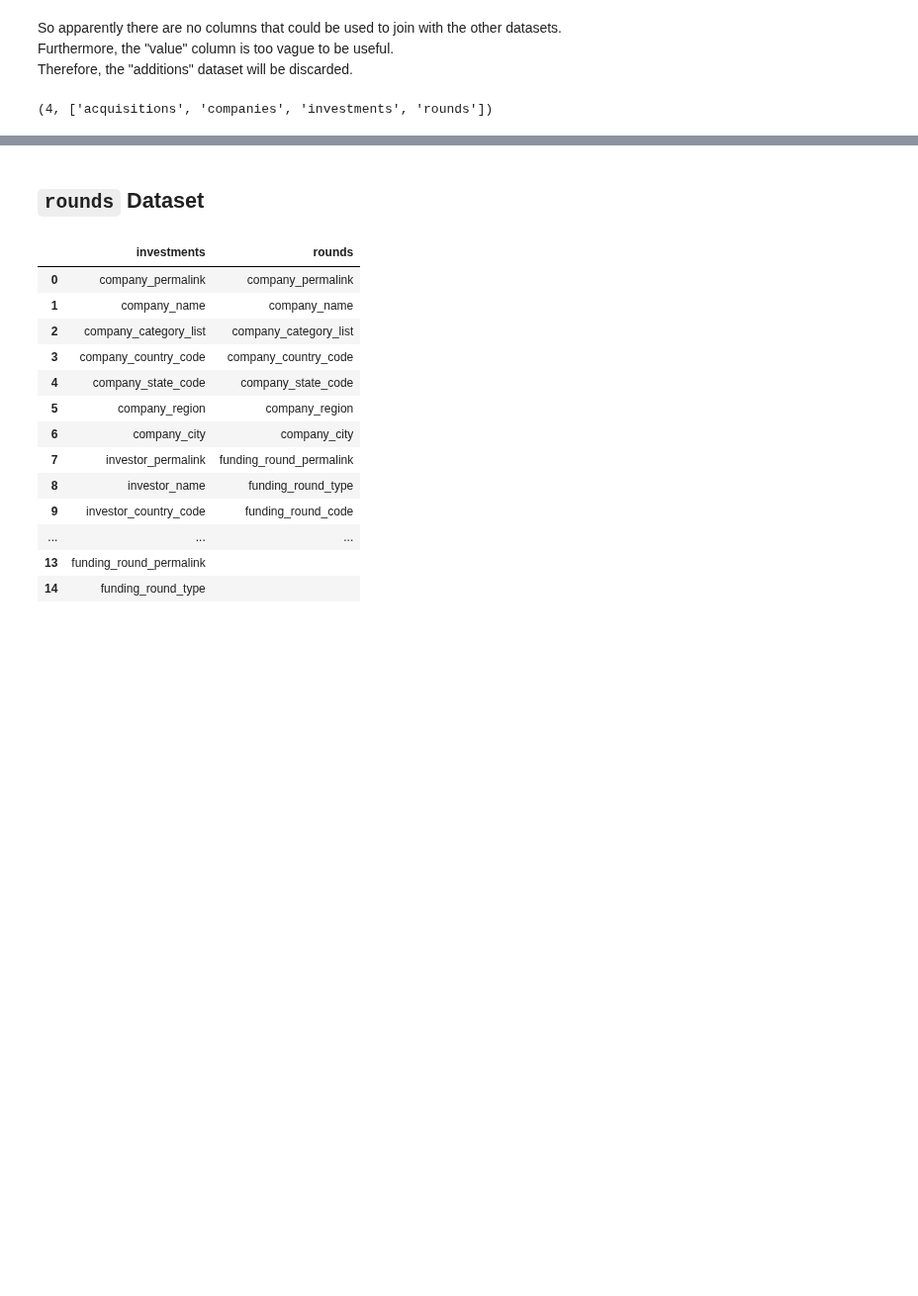
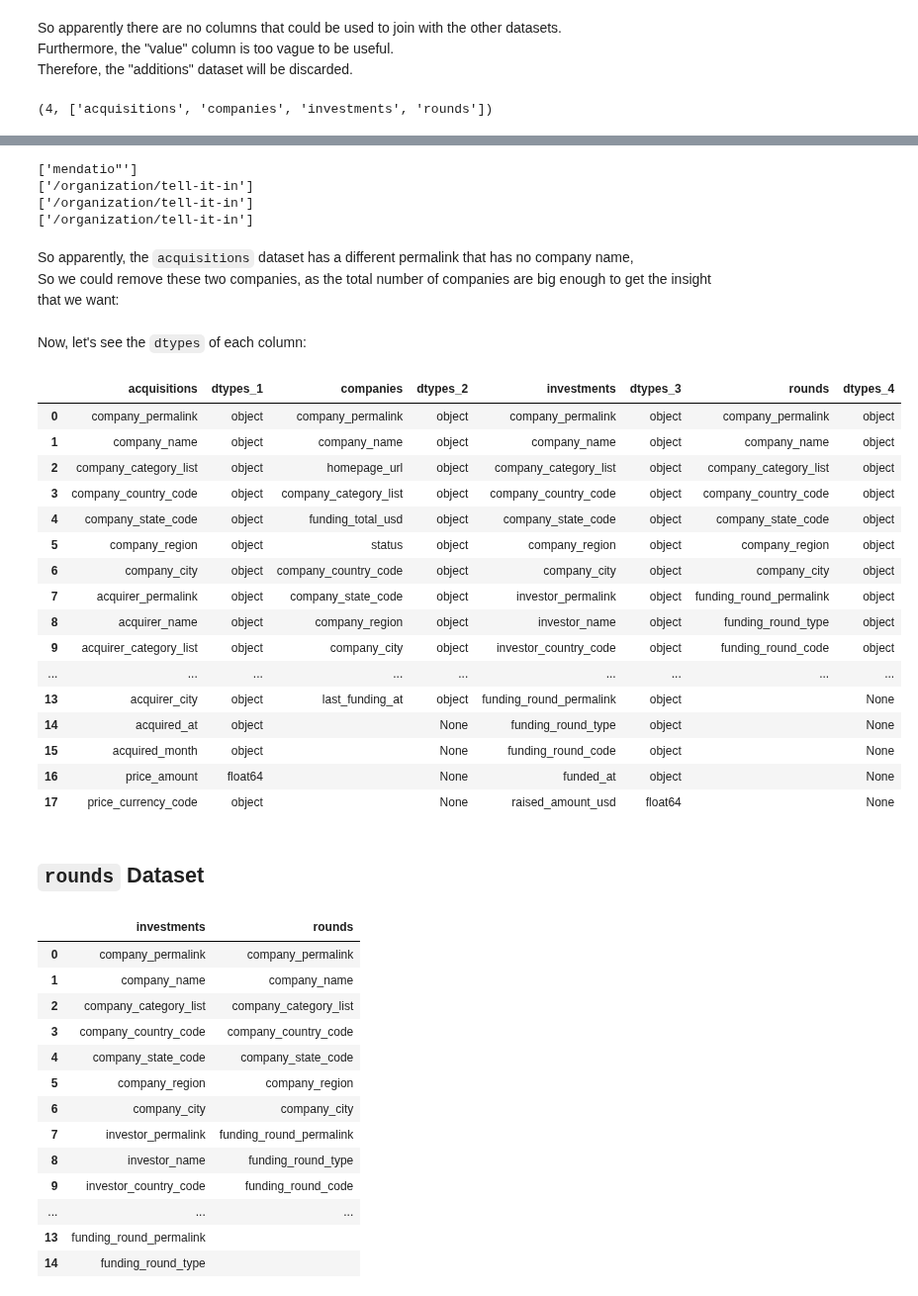
Before and after one commit to OdyAsh/StartupCompanies, a Jupyter notebook: Startup-Companies.ipynb, the cells around one changed output, grey strips where cells are left out. Shown at 99% size. Cells and saved outputs as stored; diff of their text form; code cells hidden in the pictures; blank space fills up the shorter version.

```diff
--- a/Startup-Companies.ipynb
+++ b/Startup-Companies.ipynb
@@ -427,3 +429,55 @@ len(dfAll), lstCsvNames
+# %%
+#company_permalink of each row that doesn't have a company name:
+for df in dfAll:
+    print(df[df['company_name'].isnull()]['company_permalink'].values)
+# %% [output]
+['mendatio"']
+['/organization/tell-it-in']
+['/organization/tell-it-in']
+['/organization/tell-it-in']
+# %% [markdown]
+So apparently, the `acquisitions` dataset has a different permalink that has no company name, <br>
+So we could remove these two companies, as the total number of companies are big enough to get the insight that we want:
+# %% [markdown]
+Now, let's see the `dtypes` of each column:
+# %%
+def datasetsDtypes(dfList, datasetNames, dtypesCol="dtypes_", pad=""):
+    cols = []
+    nulls = []
+    maxArrayLen = 0
+    for i, df in enumerate(dfList):
+        cols.append(df.columns.tolist())
+        nulls.append(df.dtypes.tolist())
+        maxArrayLen = max(maxArrayLen, len(cols[i]))
+
+    dictCsvs = {}
+    for i, df in enumerate(dfList):
+        cols[i] += [pad] * (maxArrayLen - len(cols[i])) #padding the lists to make them have equal lengths
+        nulls[i] += [None] *  (maxArrayLen - len(nulls[i]))
+        dictCsvs[datasetNames[i]] = cols[i]
+        dictCsvs[dtypesCol + str(i+1)] = nulls[i]
+
+    return pd.DataFrame(dictCsvs)
+# %%
+datasetsDtypes(dfAll, lstCsvNames)
+# %% [output]
+|  | acquisitions | dtypes_1 | companies | dtypes_2 | investments | dtypes_3 | rounds | dtypes_4 |
+| 0 | company_permalink | object | company_permalink | object | company_permalink | object | company_permalink | object |
+| 1 | company_name | object | company_name | object | company_name | object | company_name | object |
+| 2 | company_category_list | object | homepage_url | object | company_category_list | object | company_category_list | object |
+| 3 | company_country_code | object | company_category_list | object | company_country_code | object | company_country_code | object |
+| 4 | company_state_code | object | funding_total_usd | object | company_state_code | object | company_state_code | object |
+| 5 | company_region | object | status | object | company_region | object | company_region | object |
+| 6 | company_city | object | company_country_code | object | company_city | object | company_city | object |
+| 7 | acquirer_permalink | object | company_state_code | object | investor_permalink | object | funding_round_permalink | object |
+| 8 | acquirer_name | object | company_region | object | investor_name | object | funding_round_type | object |
+| 9 | acquirer_category_list | object | company_city | object | investor_country_code | object | funding_round_code | object |
+| ... | ... | ... | ... | ... | ... | ... | ... | ... |
+| 13 | acquirer_city | object | last_funding_at | object | funding_round_permalink | object |  | None |
+| 14 | acquired_at | object |  | None | funding_round_type | object |  | None |
+| 15 | acquired_month | object |  | None | funding_round_code | object |  | None |
+| 16 | price_amount | float64 |  | None | funded_at | object |  | None |
+| 17 | price_currency_code | object |  | None | raised_amount_usd | float64 |  | None |
 # %% [markdown]
 ## `rounds` Dataset
 # %%
```
Also changed, not shown: parts of 34 cells of this notebook.
